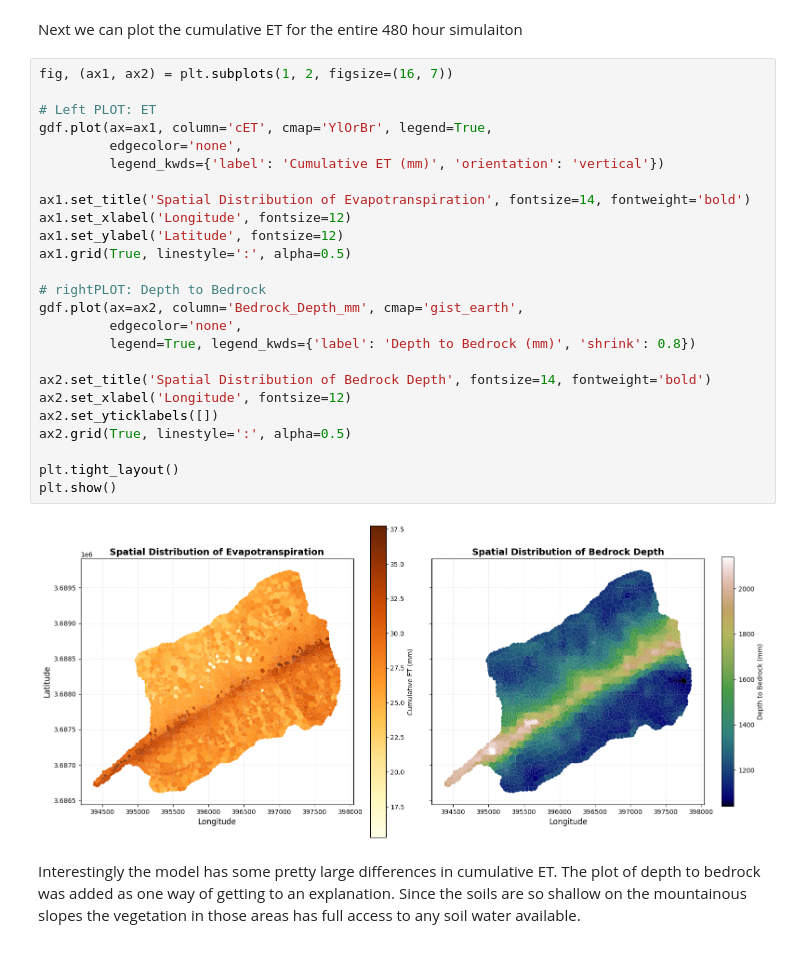
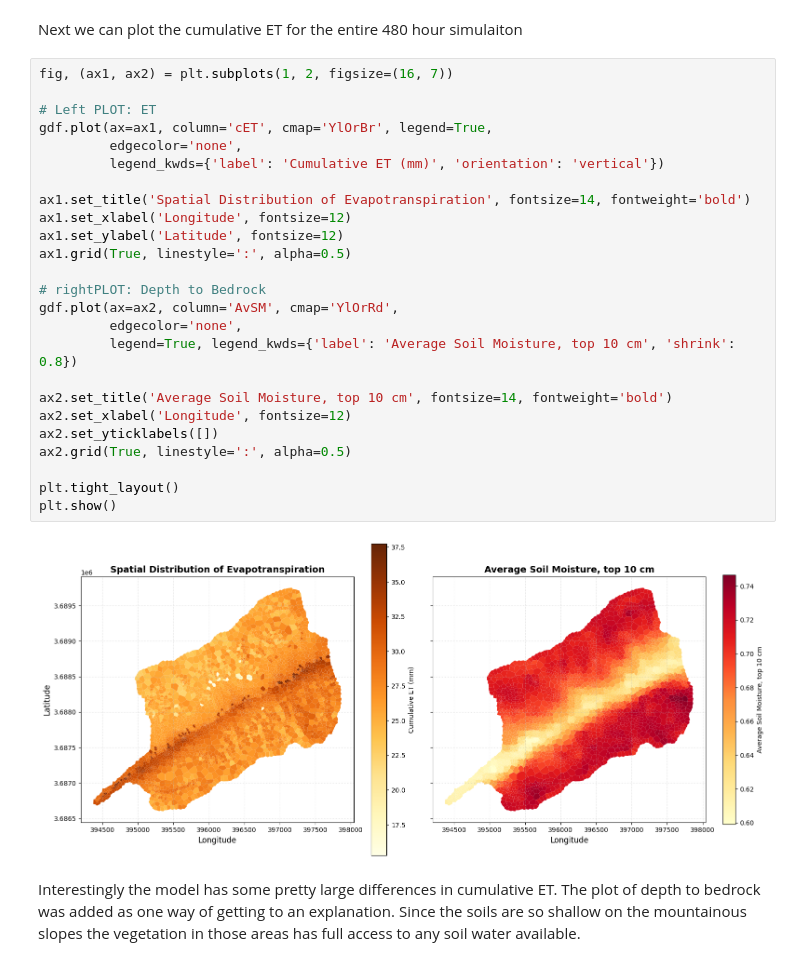
Before and after one commit to bparaju4/Exercise_4, a Jupyter notebook: workspaces/SMF_pytRIBS/smf_demo/Run_Model_C3.ipynb, the cells around one changed output. Drawn from its saved outputs; the diff is of its cells as text.

Commit message:
Spatial Output

```diff
--- a/workspaces/SMF_pytRIBS/smf_demo/Run_Model_C3.ipynb
+++ b/workspaces/SMF_pytRIBS/smf_demo/Run_Model_C3.ipynb
@@ -274,30 +274,30 @@ Next we can plot the cumulative ET for the entire 480 hour simulaiton
 # %%
 fig, (ax1, ax2) = plt.subplots(1, 2, figsize=(16, 7))
 
 # Left PLOT: ET
 gdf.plot(ax=ax1, column='cET', cmap='YlOrBr', legend=True,
          edgecolor='none',
          legend_kwds={'label': 'Cumulative ET (mm)', 'orientation': 'vertical'})
 
 ax1.set_title('Spatial Distribution of Evapotranspiration', fontsize=14, fontweight='bold')
 ax1.set_xlabel('Longitude', fontsize=12)
 ax1.set_ylabel('Latitude', fontsize=12)
 ax1.grid(True, linestyle=':', alpha=0.5)
 
 # rightPLOT: Depth to Bedrock
-gdf.plot(ax=ax2, column='Bedrock_Depth_mm', cmap='gist_earth',
+gdf.plot(ax=ax2, column='AvSM', cmap='YlOrRd',
          edgecolor='none',
-         legend=True, legend_kwds={'label': 'Depth to Bedrock (mm)', 'shrink': 0.8})
+         legend=True, legend_kwds={'label': 'Average Soil Moisture, top 10 cm', 'shrink': 0.8})
 
-ax2.set_title('Spatial Distribution of Bedrock Depth', fontsize=14, fontweight='bold')
+ax2.set_title('Average Soil Moisture, top 10 cm', fontsize=14, fontweight='bold')
 ax2.set_xlabel('Longitude', fontsize=12)
 ax2.set_yticklabels([])
 ax2.grid(True, linestyle=':', alpha=0.5)
 
 plt.tight_layout()
 plt.show()
 # %% [output]
-[figure, old version]
+[figure, new version]
 # %% [markdown]
 Interestingly the model has some pretty large differences in cumulative ET. The plot of depth to bedrock was added as one way of getting to an explanation. Since the soils are so shallow on the mountainous slopes the vegetation in those areas has full access to any soil water available.
 # %% [markdown]
```
Also changed, not shown: parts of 1 cell of this notebook.
